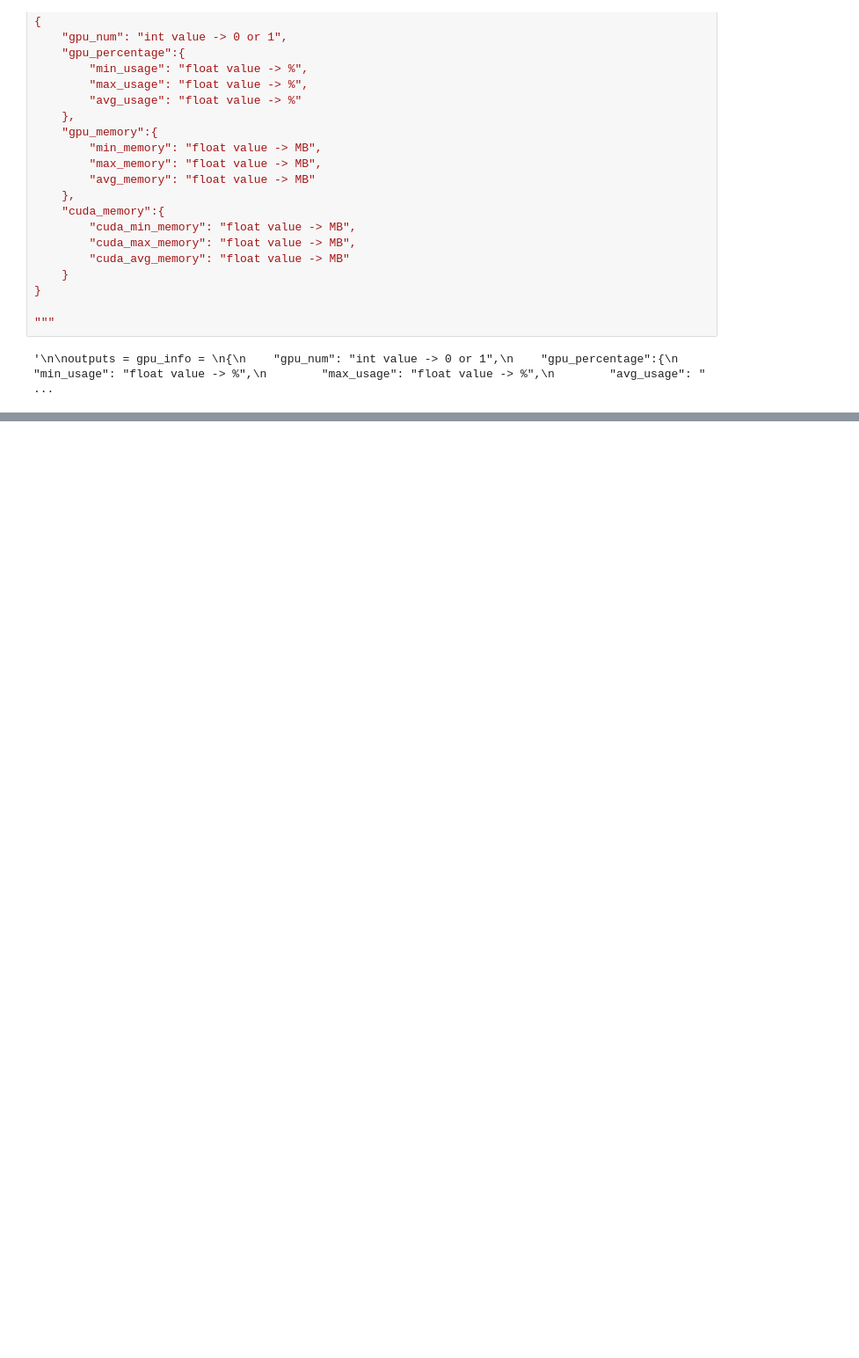
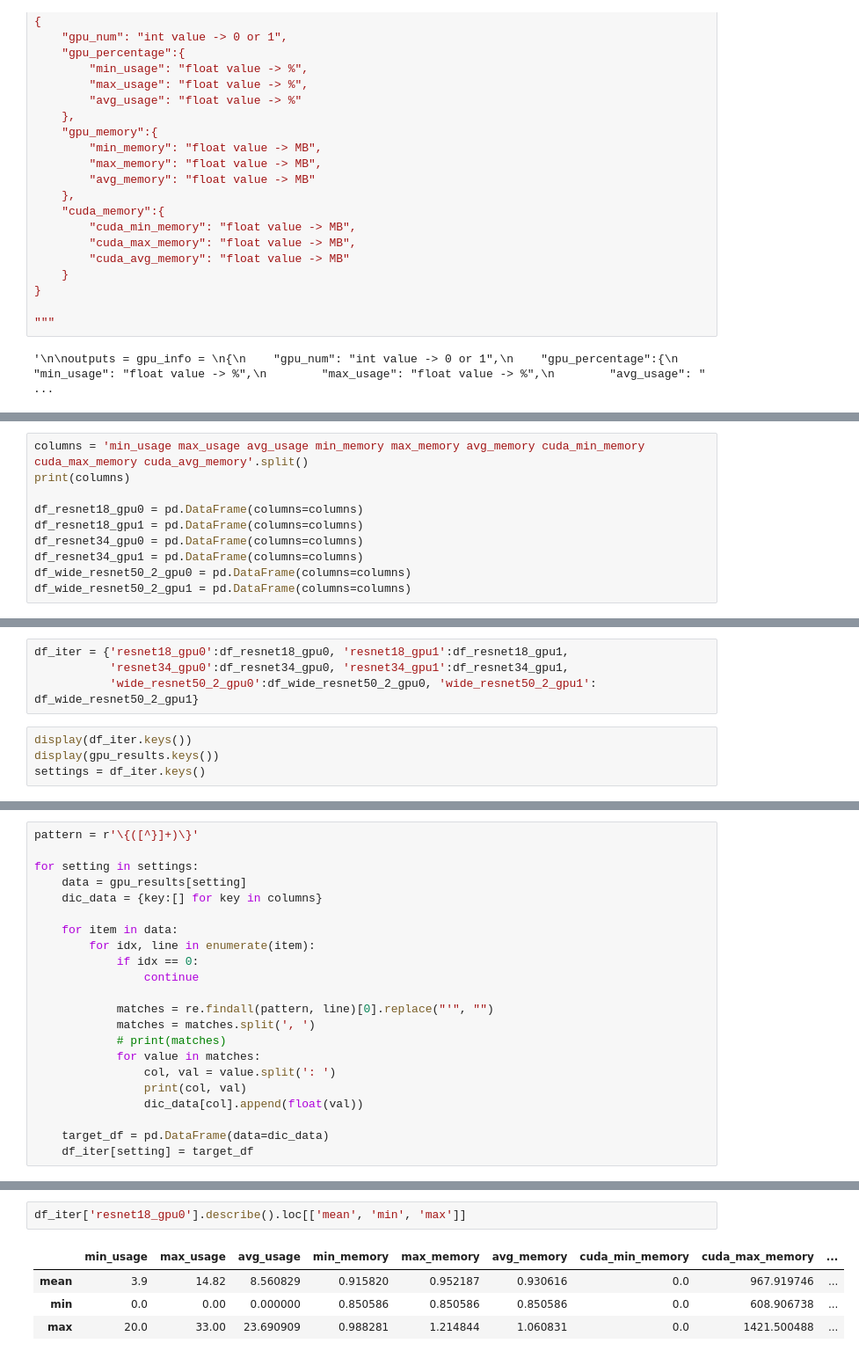
Before and after one commit to Utaewook/PIAI_ResearchIntern, a Jupyter notebook: ckm/modeling/MSFlow/gpu_ex.ipynb, the cells around one changed output, grey strips where cells are left out. Shown: that part at 88% size. Saved outputs shown, nothing was run; the diff lists cells and outputs as text; blank space fills up the shorter version.

Commit message:
gpu usage monitor

```diff
--- a/ckm/modeling/MSFlow/gpu_ex.ipynb
+++ b/ckm/modeling/MSFlow/gpu_ex.ipynb
@@ -55,0 +198,10 @@ for _ in range(ITER_MAX):
+# %%
+columns = 'min_usage max_usage avg_usage min_memory max_memory avg_memory cuda_min_memory cuda_max_memory cuda_avg_memory'.split()
+print(columns)
+
+df_resnet18_gpu0 = pd.DataFrame(columns=columns)
+df_resnet18_gpu1 = pd.DataFrame(columns=columns)
+df_resnet34_gpu0 = pd.DataFrame(columns=columns)
+df_resnet34_gpu1 = pd.DataFrame(columns=columns)
+df_wide_resnet50_2_gpu0 = pd.DataFrame(columns=columns)
+df_wide_resnet50_2_gpu1 = pd.DataFrame(columns=columns)
@@ -55,0 +210,8 @@ for _ in range(ITER_MAX):
+# %%
+df_iter = {'resnet18_gpu0':df_resnet18_gpu0, 'resnet18_gpu1':df_resnet18_gpu1,
+           'resnet34_gpu0':df_resnet34_gpu0, 'resnet34_gpu1':df_resnet34_gpu1,
+           'wide_resnet50_2_gpu0':df_wide_resnet50_2_gpu0, 'wide_resnet50_2_gpu1': df_wide_resnet50_2_gpu1}
+# %%
+display(df_iter.keys())
+display(gpu_results.keys())
+settings = df_iter.keys()
@@ -55,0 +221,22 @@ for _ in range(ITER_MAX):
+# %%
+pattern = r'\{([^}]+)\}'
+
+for setting in settings:
+    data = gpu_results[setting]
+    dic_data = {key:[] for key in columns}
+
+    for item in data:
+        for idx, line in enumerate(item):
+            if idx == 0:
+                continue
+
+            matches = re.findall(pattern, line)[0].replace("'", "")
+            matches = matches.split(', ')
+            # print(matches)
+            for value in matches:
+                col, val = value.split(': ')
+                print(col, val)
+                dic_data[col].append(float(val))
+
+    target_df = pd.DataFrame(data=dic_data)
+    df_iter[setting] = target_df
@@ -55,0 +261,7 @@ for _ in range(ITER_MAX):
+# %%
+df_iter['resnet18_gpu0'].describe().loc[['mean', 'min', 'max']]
+# %% [output]
+|  | min_usage | max_usage | avg_usage | min_memory | max_memory | avg_memory | cuda_min_memory | cuda_max_memory | ... |
+| mean | 3.9 | 14.82 | 8.560829 | 0.915820 | 0.952187 | 0.930616 | 0.0 | 967.919746 | ... |
+| min | 0.0 | 0.00 | 0.000000 | 0.850586 | 0.850586 | 0.850586 | 0.0 | 608.906738 | ... |
+| max | 20.0 | 33.00 | 23.690909 | 0.988281 | 1.214844 | 1.060831 | 0.0 | 1421.500488 | ... |
```
Also changed, not shown: parts of 20 cells of this notebook, 5 other files.
